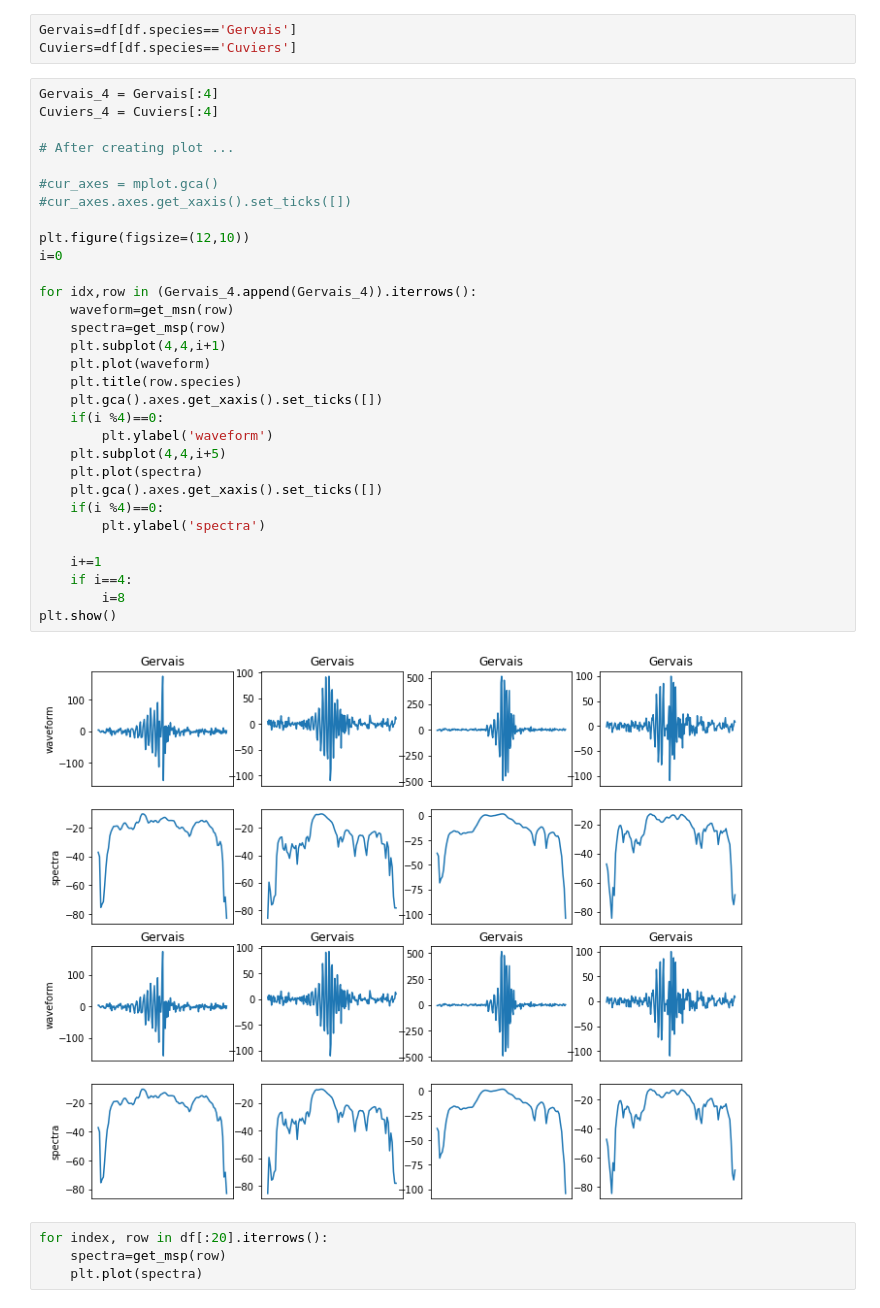
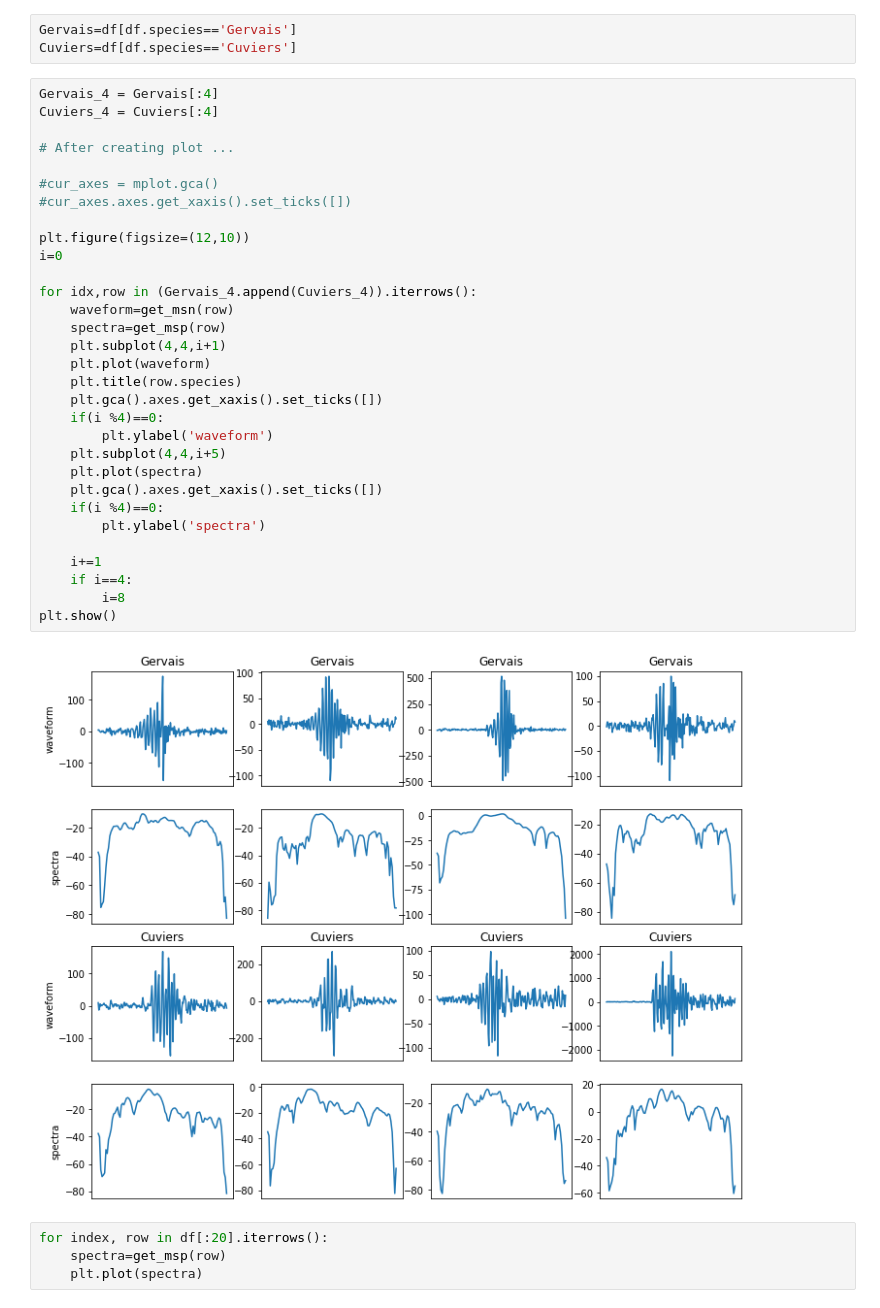
Before and after one commit to yoavfreund/BeakedWhaleClassification, a Jupyter notebook: Jingwu/ToyTest.ipynb, the cells around one changed output. Saved outputs shown, nothing was run; the diff lists cells and outputs as text.

```diff
--- a/Jingwu/ToyTest.ipynb
+++ b/Jingwu/ToyTest.ipynb
@@ -150,35 +147,35 @@ Cuviers=df[df.species=='Cuviers']
 Gervais_4 = Gervais[:4]
 Cuviers_4 = Cuviers[:4]
 
 # After creating plot ...
 
 #cur_axes = mplot.gca()
 #cur_axes.axes.get_xaxis().set_ticks([])
 
 plt.figure(figsize=(12,10))
 i=0
 
-for idx,row in (Gervais_4.append(Gervais_4)).iterrows():
+for idx,row in (Gervais_4.append(Cuviers_4)).iterrows():
     waveform=get_msn(row)
     spectra=get_msp(row)
     plt.subplot(4,4,i+1)
     plt.plot(waveform)
     plt.title(row.species)
     plt.gca().axes.get_xaxis().set_ticks([])
     if(i %4)==0:
         plt.ylabel('waveform')
     plt.subplot(4,4,i+5)
     plt.plot(spectra)
     plt.gca().axes.get_xaxis().set_ticks([])
     if(i %4)==0:
         plt.ylabel('spectra')
 
     i+=1
     if i==4:
         i=8
 plt.show()
 # %% [output]
-[figure, old version]
+[figure, new version]
 # %%
 for index, row in df[:20].iterrows():
     spectra=get_msp(row)
```
Also changed, not shown: parts of 16 cells of this notebook, 1 other file.
